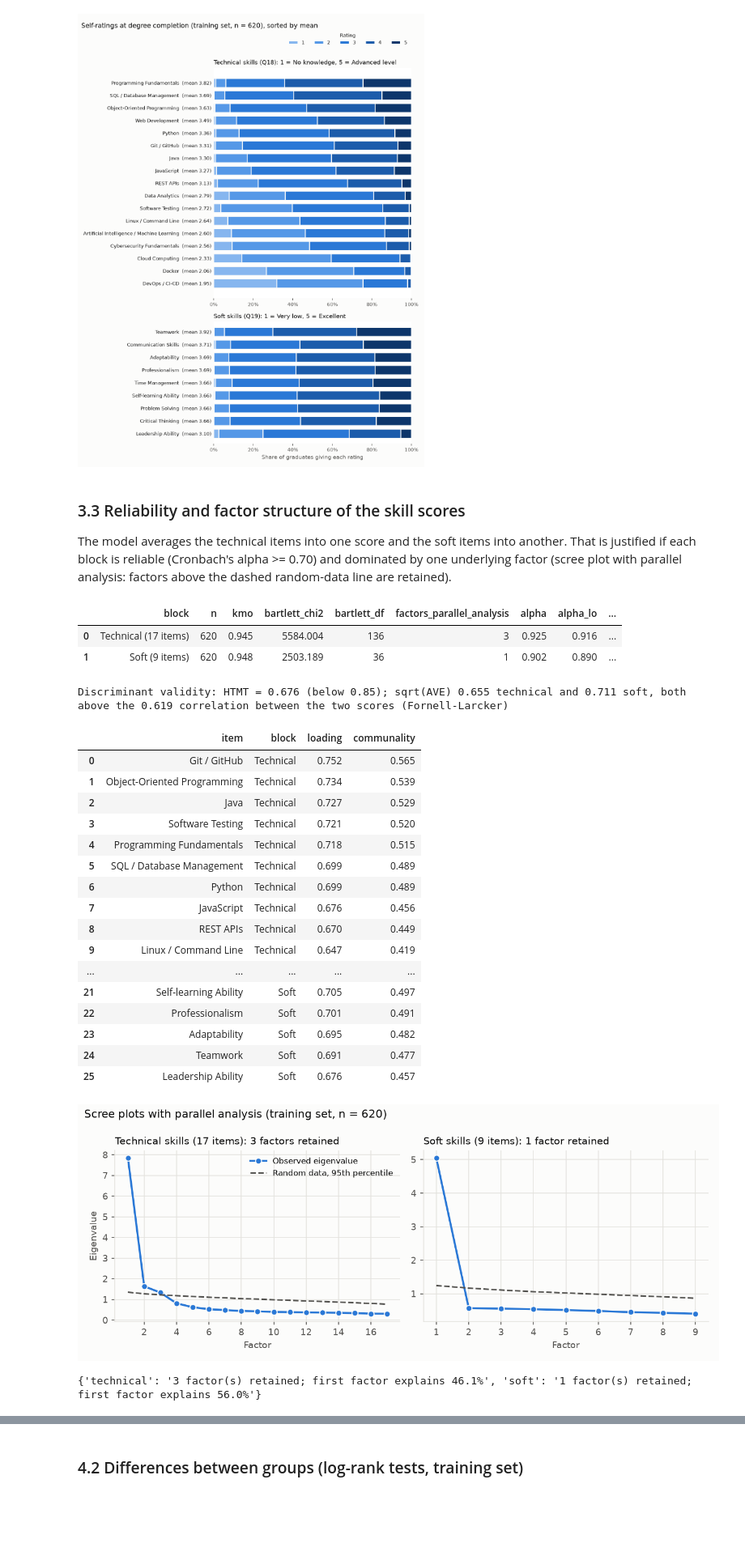
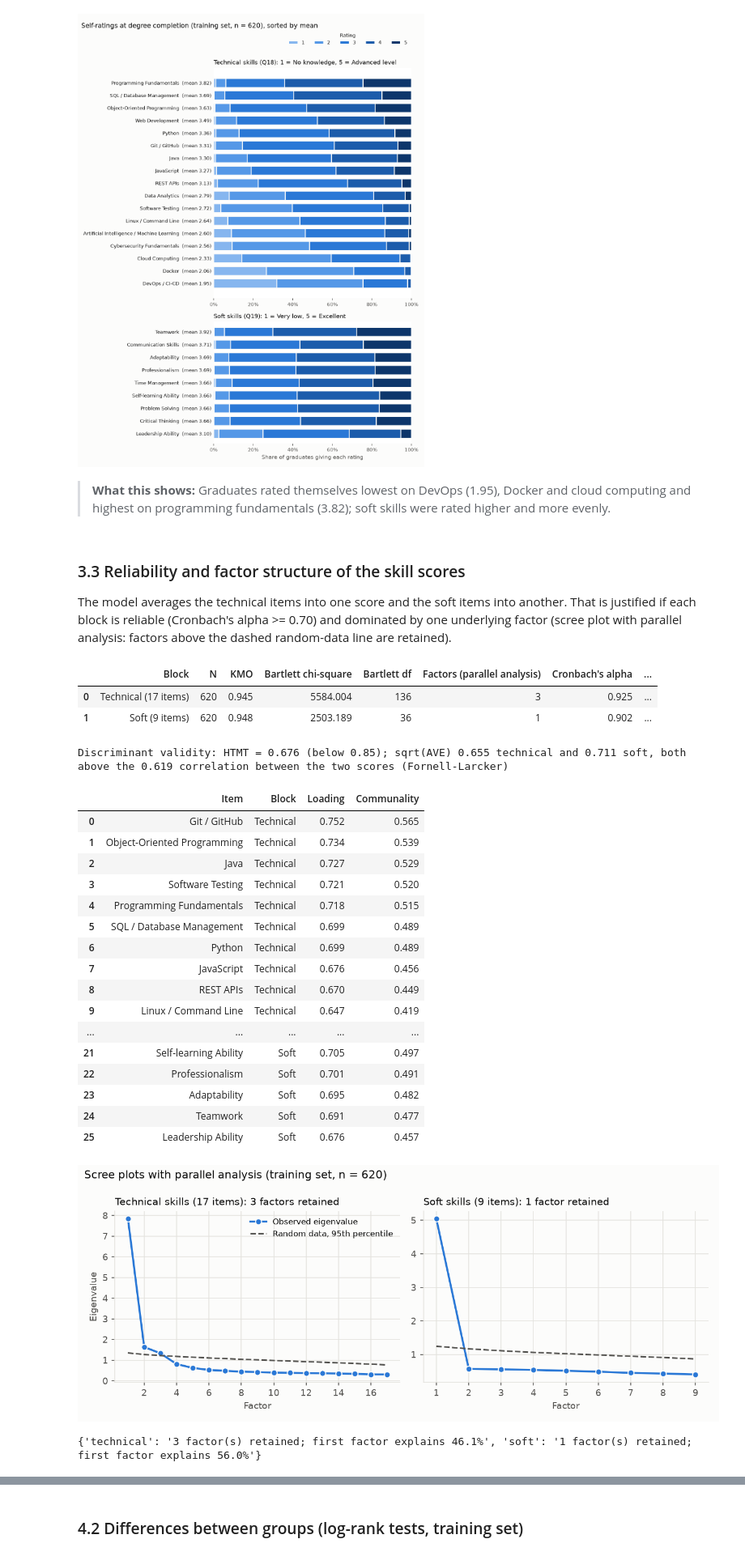
Before and after one commit to ShaznaSalman/final-research-employability-survival_COBSCCOMP24.2P019, a Jupyter notebook: notebooks/research_walkthrough.ipynb, the cells around one changed output, grey strips where cells are left out. Shown at 81% size. Drawn from its saved outputs; the diff is of its cells as text; code cells hidden in the pictures; blank space fills up the shorter version.

```diff
--- a/notebooks/research_walkthrough.ipynb
+++ b/notebooks/research_walkthrough.ipynb
@@ -343,6 +439,8 @@ eda_figures.plot_likert(shares, len(train), TMP / "figures" / "likert.png")
 show_png(TMP / "figures" / "likert.png", width=760)
 # %% [output]
 [figure]
+# %% [markdown]
+> **What this shows:** Graduates rated themselves lowest on DevOps (1.95), Docker and cloud computing and highest on programming fundamentals (3.82); soft skills were rated higher and more evenly.
 # %% [markdown]
 ### 3.3 Reliability and factor structure of the skill scores
 
@@ -352,30 +450,30 @@ analysis: factors above the dashed random-data line are retained).
 # %%
 # ---- Reliability and validity of the two skill blocks (thesis Table E.3; core/construct_validity.py) -----------
 # KMO and Bartlett: are the items correlated enough to factor?   alpha / omega: reliability (>= 0.70)
 # AVE: variance the factor explains (>= 0.50 ideal);  HTMT < 0.85 and Fornell-Larcker: the two blocks are distinct
 e3, e4, discriminant = construct_validity.block_validity(train)
-display(e3[["block", "n", "kmo", "bartlett_chi2", "bartlett_df", "factors_parallel_analysis", "alpha", "alpha_lo",
+show_table(e3[["block", "n", "kmo", "bartlett_chi2", "bartlett_df", "factors_parallel_analysis", "alpha", "alpha_lo",
             "alpha_hi", "omega", "ave", "loading_min", "loading_max"]].round(3))
 print(f"Discriminant validity: HTMT = {discriminant['htmt']:.3f} (below 0.85); sqrt(AVE) "
       f"{discriminant['sqrt_ave_technical']:.3f} technical and {discriminant['sqrt_ave_soft']:.3f} soft, both above "
       f"the {discriminant['score_correlation']:.3f} correlation between the two scores (Fornell-Larcker)")
 alpha = {"Technical (17 items)": float(e3.loc[0, "alpha"]), "Soft (9 items)": float(e3.loc[1, "alpha"])}
 
 # ---- Item loadings on one factor per block (thesis Table E.4) -----------------------------------------------------
-display(e4.round(3))
+show_table(e4.round(3))
 
 # ---- Scree plots with parallel analysis (same method and seed as thesis Table E.3) ------------------------------
 scree = eda_figures.scree(train)
 eda_figures.plot_scree(scree, TMP / "figures" / "scree.png")
 show_png(TMP / "figures" / "scree.png")
 print({block: f"{v['factors']} factor(s) retained; first factor explains {100 * v['eigenvalues'][0] / v['items']:.1f}%"
        for block, v in scree.items()})
 # %% [output]
-|  | block | n | kmo | bartlett_chi2 | bartlett_df | factors_parallel_analysis | alpha | alpha_lo | ... |
-| 0 | Technical (17 items) | 620 | 0.945 | 5584.004 | 136 | 3 | 0.925 | 0.916 | ... |
-| 1 | Soft (9 items) | 620 | 0.948 | 2503.189 | 36 | 1 | 0.902 | 0.890 | ... |
+|  | Block | N | KMO | Bartlett chi-square | Bartlett df | Factors (parallel analysis) | Cronbach's alpha | ... |
+| 0 | Technical (17 items) | 620 | 0.945 | 5584.004 | 136 | 3 | 0.925 | ... |
+| 1 | Soft (9 items) | 620 | 0.948 | 2503.189 | 36 | 1 | 0.902 | ... |
 Discriminant validity: HTMT = 0.676 (below 0.85); sqrt(AVE) 0.655 technical and 0.711 soft, both above the 0.619 correlation between the two scores (Fornell-Larcker)
-|  | item | block | loading | communality |
+|  | Item | Block | Loading | Communality |
 | 0 | Git / GitHub | Technical | 0.752 | 0.565 |
 | 1 | Object-Oriented Programming | Technical | 0.734 | 0.539 |
 | 2 | Java | Technical | 0.727 | 0.529 |
```
Also changed, not shown: parts of 85 cells of this notebook, 2 other files.
